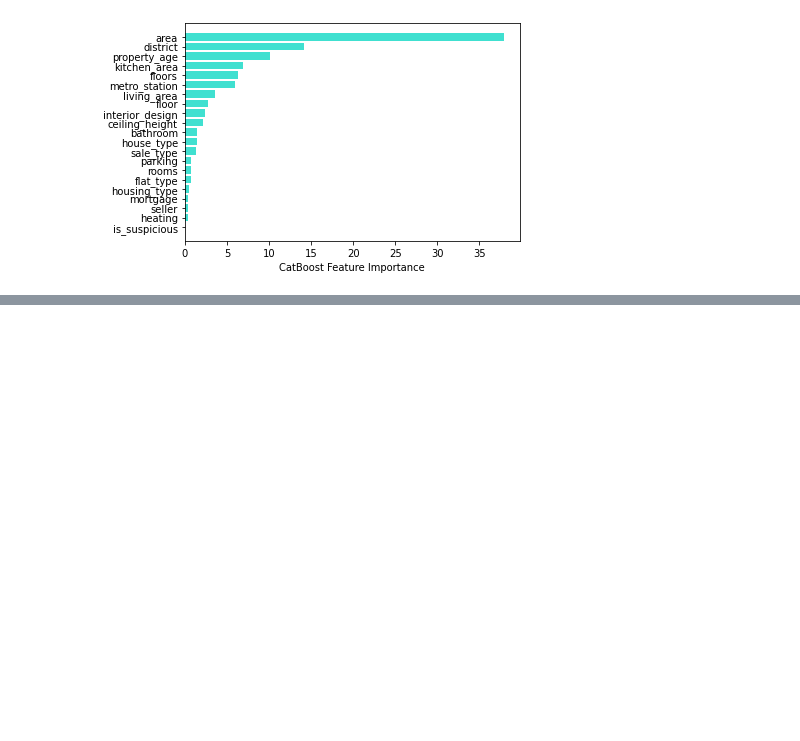
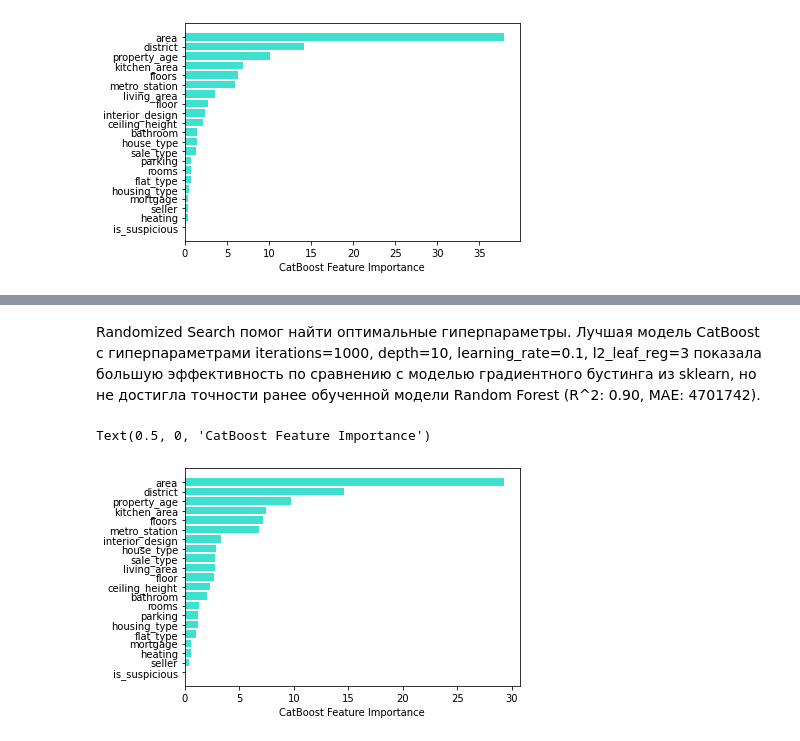
Before and after one commit to AlexShabanova/cian_project, a Jupyter notebook: application/model_training_CatBoost.ipynb, the cells around one changed output, grey strips where cells are left out. Drawn from its saved outputs; the diff is of its cells as text; code cells hidden in the pictures; blank space fills up the shorter version.

Commit message:
XGBoost done, Randomized Search added to CatBoost.ipynb

```diff
--- a/application/model_training_CatBoost.ipynb
+++ b/application/model_training_CatBoost.ipynb
@@ -111,2 +138,14 @@ print('MAE: ', mean_absolute_error(y_test, pred))
+# %% [markdown]
+Randomized Search помог найти оптимальные гиперпараметры. Лучшая модель CatBoost с гиперпараметрами iterations=1000, depth=10, learning_rate=0.1, l2_leaf_reg=3 показала большую эффективность по сравнению с моделью градиентного бустинга из sklearn, но не достигла точности ранее обученной модели Random Forest (R^2: 0.90, MAE:  4701742).
+# %%
+# важность признаков
+sorted_feature_importance_cb = model_cb.feature_importances_.argsort()
+plt.barh(X.columns[sorted_feature_importance_cb],
+        model_cb.feature_importances_[sorted_feature_importance_cb],
+        color='turquoise')
+plt.xlabel("CatBoost Feature Importance")
+# %% [output]
+Text(0.5, 0, 'CatBoost Feature Importance')
+[figure, added]
 # %%
 # сохранение модели
```
Also changed, not shown: parts of 7 cells of this notebook, 2 other files.
